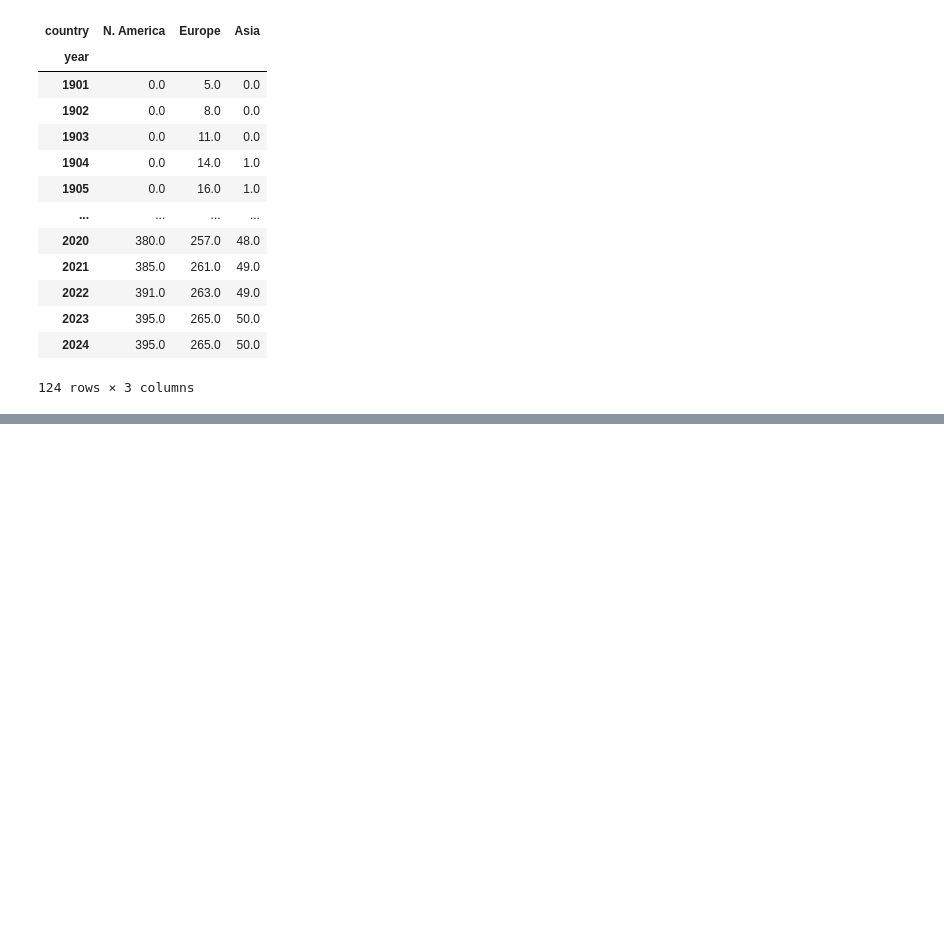
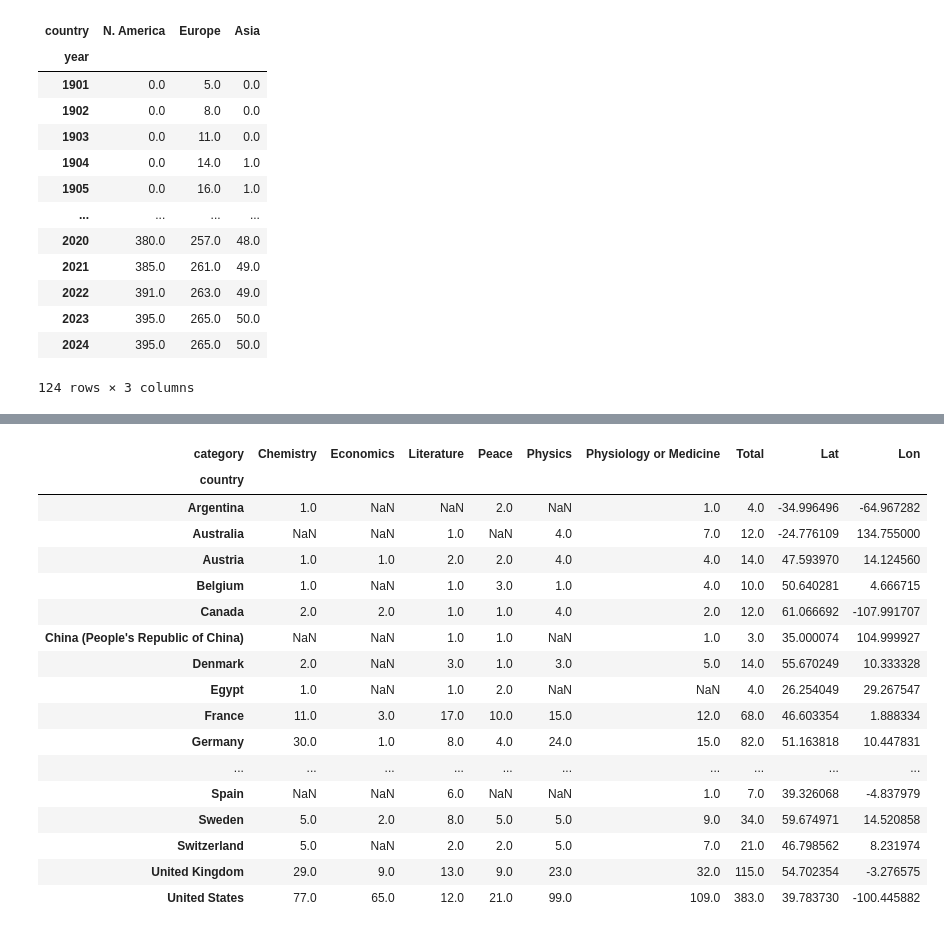
Before and after one commit to FilipeOrfao/data_visualization_with_python_and_javascript, a Jupyter notebook: 014_/main.ipynb, the cells around one changed output, grey strips where cells are left out. Cells and saved outputs as stored; diff of their text form; code cells hidden in the pictures; blank space fills up the shorter version.

```diff
--- a/014_/main.ipynb
+++ b/014_/main.ipynb
@@ -98,0 +186,3 @@ fig.show()
+# %%
+df_country_category['Total'] = df_country_category.sum(1)
+df_country_category.head(3)
@@ -98,0 +195,3 @@ fig.show()
+# %%
+df_country_category = df_country_category.loc[df_country_category.Total >2].copy()
+df_country_category
@@ -98,0 +222,10 @@ fig.show()
+# %%
+from geopy.geocoders import Nominatim
+
+geolocator=Nominatim(user_agent='nobel_prize_app')
+
+for name in df_country_category.index[:5]:
+    location = geolocator.geocode(name)
+    print(f'Name {name}')
+    print(f'Coordes :{location.latitude,location.longitude}')
+    print(f'Raw details :{location.raw}')
@@ -98,0 +248,10 @@ fig.show()
+# %%
+lats = {}
+longs = {}
+for name in df_country_category.index:
+    location=geolocator.geocode(name)
+    if location:
+        lats[name]=location.latitude
+        longs[name]=location.longitude
+    else:
+        print(f'No coords for {name}')
@@ -98,0 +300,23 @@ fig.show()
+# %%
+df_country_category.loc[:,'Lat'] = pd.Series(lats)
+df_country_category.loc[:,'Lon'] = pd.Series(longs)
+df_country_category
+# %% [output]
+| category | Chemistry | Economics | Literature | Peace | Physics | Physiology or Medicine | Total | Lat | Lon |
+| country |  |  |  |  |  |  |  |  |  |
+| Argentina | 1.0 | NaN | NaN | 2.0 | NaN | 1.0 | 4.0 | -34.996496 | -64.967282 |
+| Australia | NaN | NaN | 1.0 | NaN | 4.0 | 7.0 | 12.0 | -24.776109 | 134.755000 |
+| Austria | 1.0 | 1.0 | 2.0 | 2.0 | 4.0 | 4.0 | 14.0 | 47.593970 | 14.124560 |
+| Belgium | 1.0 | NaN | 1.0 | 3.0 | 1.0 | 4.0 | 10.0 | 50.640281 | 4.666715 |
+| Canada | 2.0 | 2.0 | 1.0 | 1.0 | 4.0 | 2.0 | 12.0 | 61.066692 | -107.991707 |
+| China (People's Republic of China) | NaN | NaN | 1.0 | 1.0 | NaN | 1.0 | 3.0 | 35.000074 | 104.999927 |
+| Denmark | 2.0 | NaN | 3.0 | 1.0 | 3.0 | 5.0 | 14.0 | 55.670249 | 10.333328 |
+| Egypt | 1.0 | NaN | 1.0 | 2.0 | NaN | NaN | 4.0 | 26.254049 | 29.267547 |
+| France | 11.0 | 3.0 | 17.0 | 10.0 | 15.0 | 12.0 | 68.0 | 46.603354 | 1.888334 |
+| Germany | 30.0 | 1.0 | 8.0 | 4.0 | 24.0 | 15.0 | 82.0 | 51.163818 | 10.447831 |
+| ... | ... | ... | ... | ... | ... | ... | ... | ... | ... |
+| Spain | NaN | NaN | 6.0 | NaN | NaN | 1.0 | 7.0 | 39.326068 | -4.837979 |
+| Sweden | 5.0 | 2.0 | 8.0 | 5.0 | 5.0 | 9.0 | 34.0 | 59.674971 | 14.520858 |
+| Switzerland | 5.0 | NaN | 2.0 | 2.0 | 5.0 | 7.0 | 21.0 | 46.798562 | 8.231974 |
+| United Kingdom | 29.0 | 9.0 | 13.0 | 9.0 | 23.0 | 32.0 | 115.0 | 54.702354 | -3.276575 |
+| United States | 77.0 | 65.0 | 12.0 | 21.0 | 99.0 | 109.0 | 383.0 | 39.783730 | -100.445882 |
```
Also changed, not shown: parts of 17 cells of this notebook.
